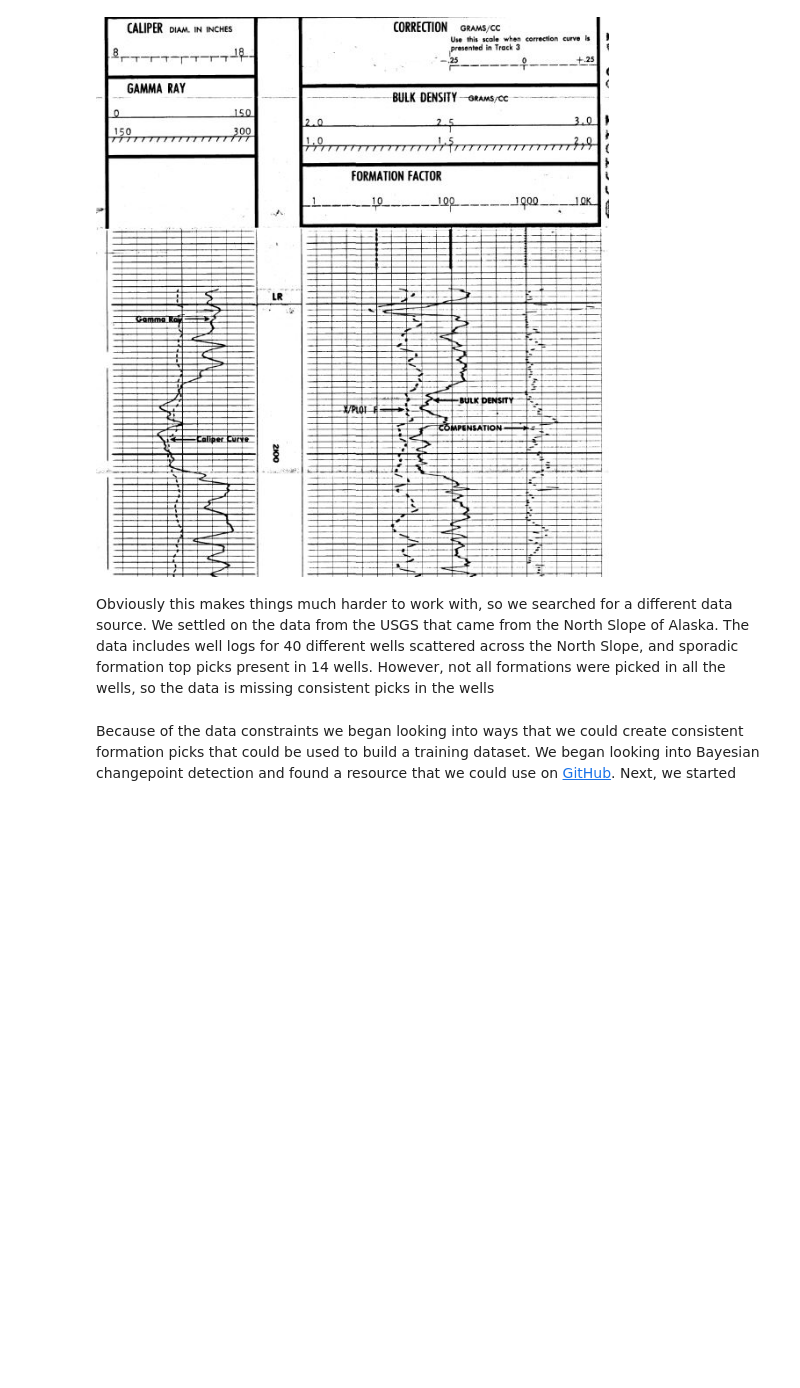
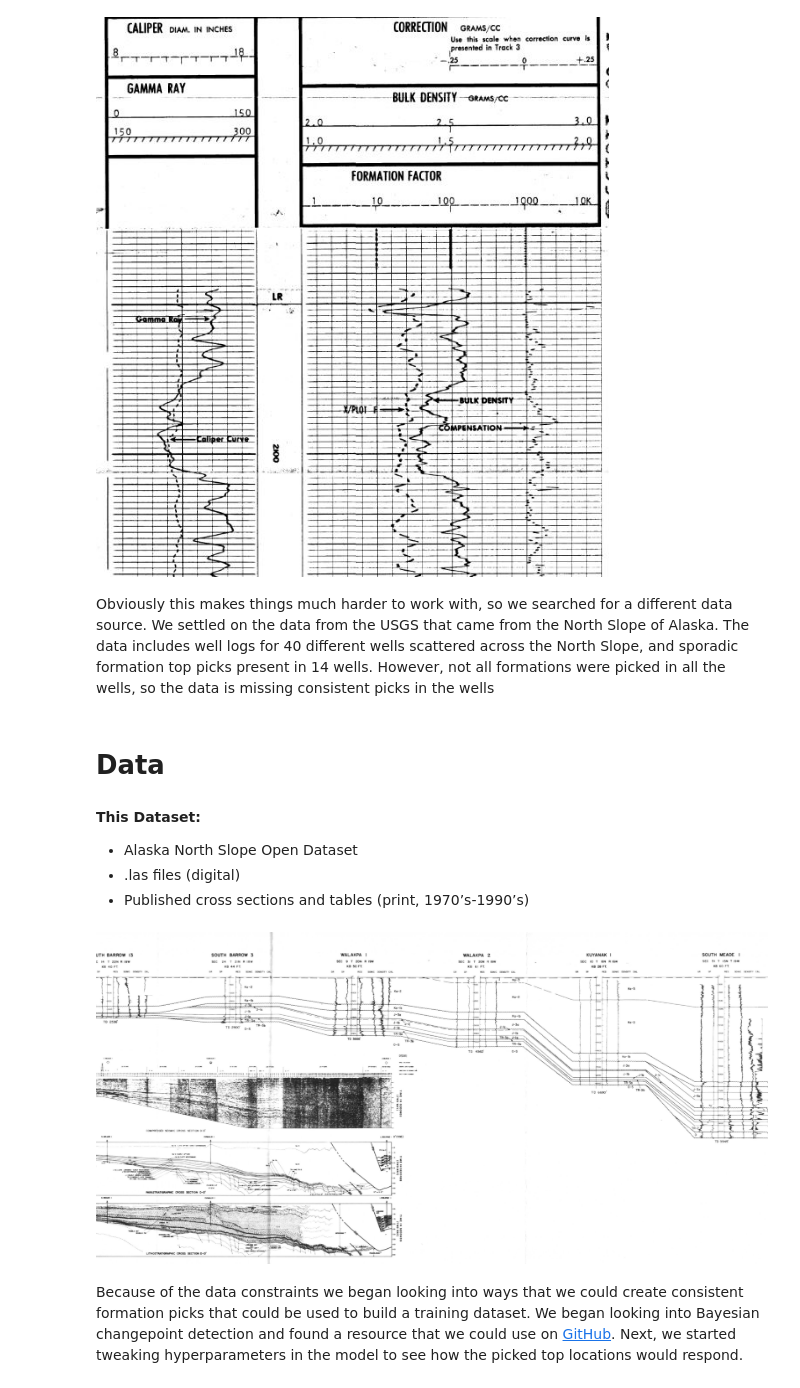
Before and after one commit to jessepisel/geohack, a Jupyter notebook: Presentation.ipynb, the cells around one changed output. Drawn from its saved outputs; the diff is of its cells as text; code cells hidden in the pictures; blank space fills up the shorter version.

```diff
--- a/Presentation.ipynb
+++ b/Presentation.ipynb
@@ -10,5 +16,17 @@ display(Image(filename=r'D:/geohack/images/co_log.jpg'))
 [figure]
 # %% [markdown]
 Obviously this makes things much harder to work with, so we searched for a different data source. We settled on the data from the USGS that came from the North Slope of Alaska. The data includes well logs for 40 different wells scattered across the North Slope, and sporadic formation top picks present in 14 wells. However, not all formations were picked in all the wells, so the data is missing consistent picks in the wells
+# %% [markdown]
+# Data
+# %% [markdown]
+**This Dataset:**
+
+* Alaska North Slope Open Dataset
+* .las files (digital)
+* Published cross sections and tables (print, 1970’s-1990’s)
+# %%
+display(Image(filename='D:/geohack/images/IMG_0168.png'))
+# %% [output]
+[figure, added]
 # %% [markdown]
-Because of the data constraints we began looking into ways that we could create consistent formation picks that could be used to build a training dataset. We began looking into Bayesian changepoint detection and found a resource that we could use on [GitHub](https://github.com/hildensia/bayesian_changepoint_detection). Next, we started
+Because of the data constraints we began looking into ways that we could create consistent formation picks that could be used to build a training dataset. We began looking into Bayesian changepoint detection and found a resource that we could use on [GitHub](https://github.com/hildensia/bayesian_changepoint_detection). Next, we started tweaking hyperparameters in the model to see how the picked top locations would respond.
```
Also changed, not shown: parts of 8 cells of this notebook, 3 other files.
